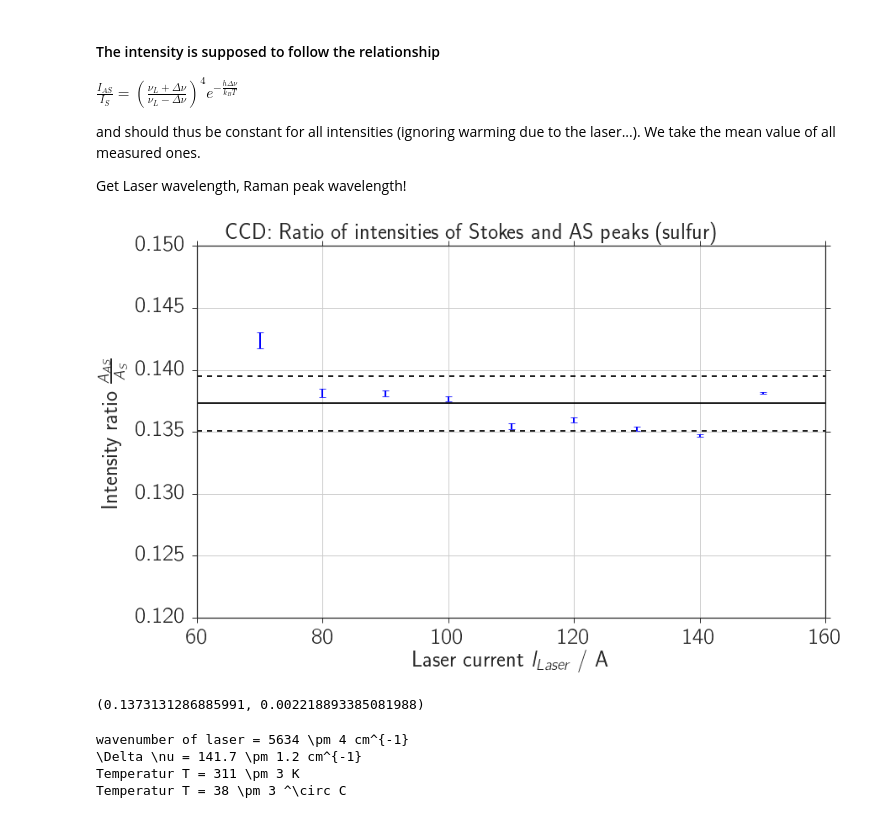
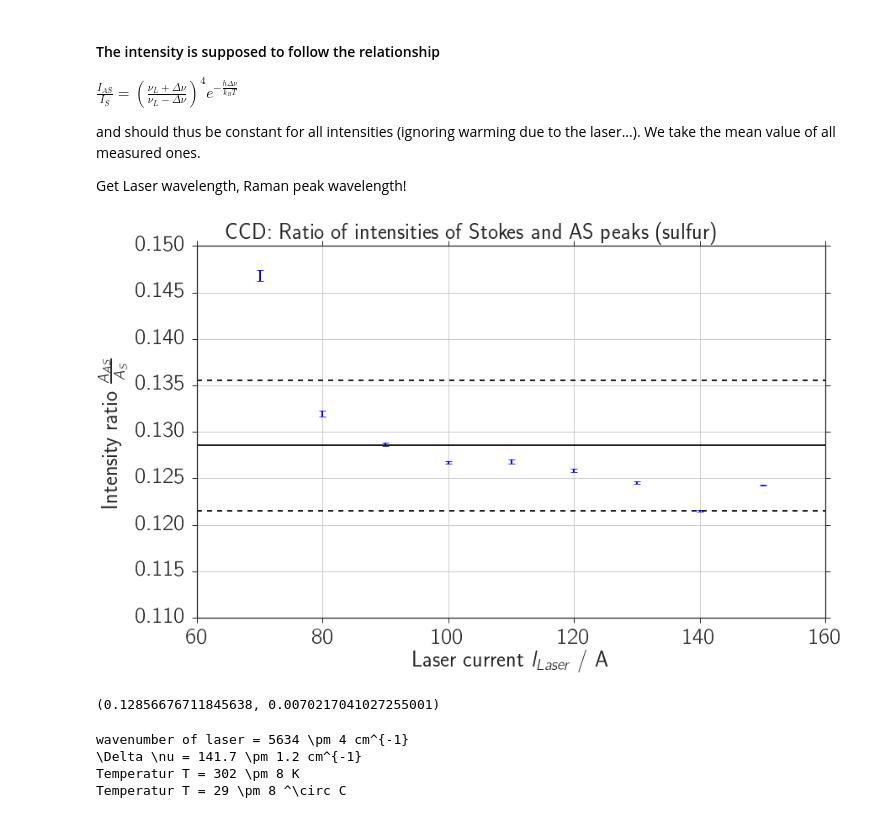
Before and after one commit to Bondzio/fp, a Jupyter notebook: raman/analysis/raman_ccd_temp.ipynb, the cells around one changed output. Drawn from its saved outputs; the diff is of its cells as text; code cells hidden in the pictures.

```diff
--- a/raman/analysis/raman_ccd_temp.ipynb
+++ b/raman/analysis/raman_ccd_temp.ipynb
@@ -127,35 +128,0 @@ def t_avg(filename):
-# %%
-#### Background ####
-filename = "ccd_bg_30_10"
-
-# Get integration time and number of measurements
-f = open("data/" + filename + ".txt", encoding='cp1252')
-lines = f.readlines()
-f.close()
-t = np.float(lines[8].split(' ')[2]) * 1e-6 # measured time in sec
-avg = np.float(lines[9].split(' ')[3]) # number of recording to take average from
-
-# Data
-x = np.load("npy/"+filename+"_lamb.npy")
-y = np.load("npy/"+filename+"_count.npy")
-y_e = un.uarray(y, np.maximum(1, np.sqrt(y / avg)))
-
-rate_bg = y / t
-rate_bg_e = y_e / t
-
-# Plotting
-fig, ax = plt.subplots(1,1)
-if not save_fig:
-    fig.suptitle('CCD background')
-ax.plot(x, rate_bg, "-", alpha = 0.9, c=colors[0])
-ax.set_xlim(xlim_global)
-ax.set_xlabel('wavelength $\lambda$ / nm')
-ax.set_ylabel('rate / $\mathrm{\\frac{counts}{s}}$')
-ax.grid(True)
-#ax.legend(loc='best')
-if show_fig:
-    fig.show()
-if save_fig:
-    file_name = "ccd_background"
-    fig.savefig(fig_dir + file_name + ".pdf")
-    fig.savefig(fig_dir + file_name + ".png")
@@ -169,6 +134,9 @@ if save_fig:
 # %%
 As = []
 lambs = []
+corr = np.load(npy_dir + 'ccd_corr0.npy') # Correction factor for polarization
+rate_bg = np.load(npy_dir + 'ccd_rate_bg.npy')
+rate_bg_e = np.load(npy_dir + 'ccd_rate_bg_e.npy')
 
 # Plotting
 fig, ax = plt.subplots(1,1)
@@ -177,6 +145,7 @@ if not save_fig:
 
 I_laser_all = [70, 80, 90, 100, 110, 120, 130, 140, 150]
 #I_laser_all = [130]
+
 
 for i, I_laser in enumerate(I_laser_all):
     filename = "ccd_s_" + str(I_laser).zfill(3)
@@ -188,6 +157,10 @@ for i, I_laser in enumerate(I_laser_all):
     y_e = un.uarray(y, np.maximum(1, np.sqrt(y / avg)))
     y = y / t - rate_bg
     y_e = y_e / t - rate_bg_e
+
+    # Correction for polarization
+    y = corr * y
+    y_e = corr * y_e
     ax.plot(x, y, "-", alpha = 0.9, c=colors[i], label=str(I_laser) + ' A')
 
     # Peak fit
@@ -239,39 +210,39 @@ Get Laser wavelength, Raman peak wavelength!
 # %%
 A_I = np.array(As).T
 A_ratio = A_I[1] / A_I[0]
 y = un.nominal_values(A_ratio)
 sy = un.std_devs(A_ratio)
 
 mean_ratio = np.mean(y)
 std_ratio = np.std(y)
 m_r_e = uc.ufloat(mean_ratio, std_ratio)
 
 fig, ax = plt.subplots(1,1)
 if not save_fig:
     fig.suptitle('CCD: Ratio of intensities of Stokes and AS peaks (sulfur)')
 
 ax.errorbar(I_laser_all, y, xerr=None, yerr=sy, fmt=',', c=colors[0], elinewidth=2.0, capsize=4.2, capthick=0.8)
 ax.plot([60, 160], [mean_ratio]*2, '-', c='k')
 ax.plot([60, 160], [mean_ratio - std_ratio]*2, '--', c='k')
 ax.plot([60, 160], [mean_ratio + std_ratio]*2, '--', c='k')
 
 ax.set_xlim(60, 160)
-ax.set_ylim(0.12, 0.15)
+ax.set_ylim(0.11, 0.15)
 ax.set_xlabel('Laser current $I_{Laser}$ / A')
 ax.set_ylabel('Intensity ratio $\\frac{A_{AS}}{A_{S}}$')
 ax.grid(True)
 ax.legend(loc='best')
 
 if save_fig:
     file_name = "ccd_temp_rate"
     fig.savefig(fig_dir + file_name + ".pdf")
     fig.savefig(fig_dir + file_name + ".png")
 # %% [output]
-[figure, old version]
+[figure, new version]
 # %%
 mean_ratio, std_ratio
 # %% [output]
-(0.1373131286885991, 0.002218893385081988)
+(0.12856676711845638, 0.0070217041027255001)
 # %%
 lamb_laser = np.load(npy_dir + 'ccd_lamb_laser.npy')[0]
 
@@ -293,5 +264,5 @@ print('Temperatur T = ' + uc_str(T - 273.15) + ' ^\circ C')
 # %% [output]
 wavenumber of laser = 5634 \pm 4 cm^{-1}
 \Delta \nu = 141.7 \pm 1.2 cm^{-1}
-Temperatur T = 311 \pm 3 K
-Temperatur T = 38 \pm 3 ^\circ C
+Temperatur T = 302 \pm 8 K
+Temperatur T = 29 \pm 8 ^\circ C
```
Also changed, not shown: parts of 5 cells of this notebook, 14 other files.
